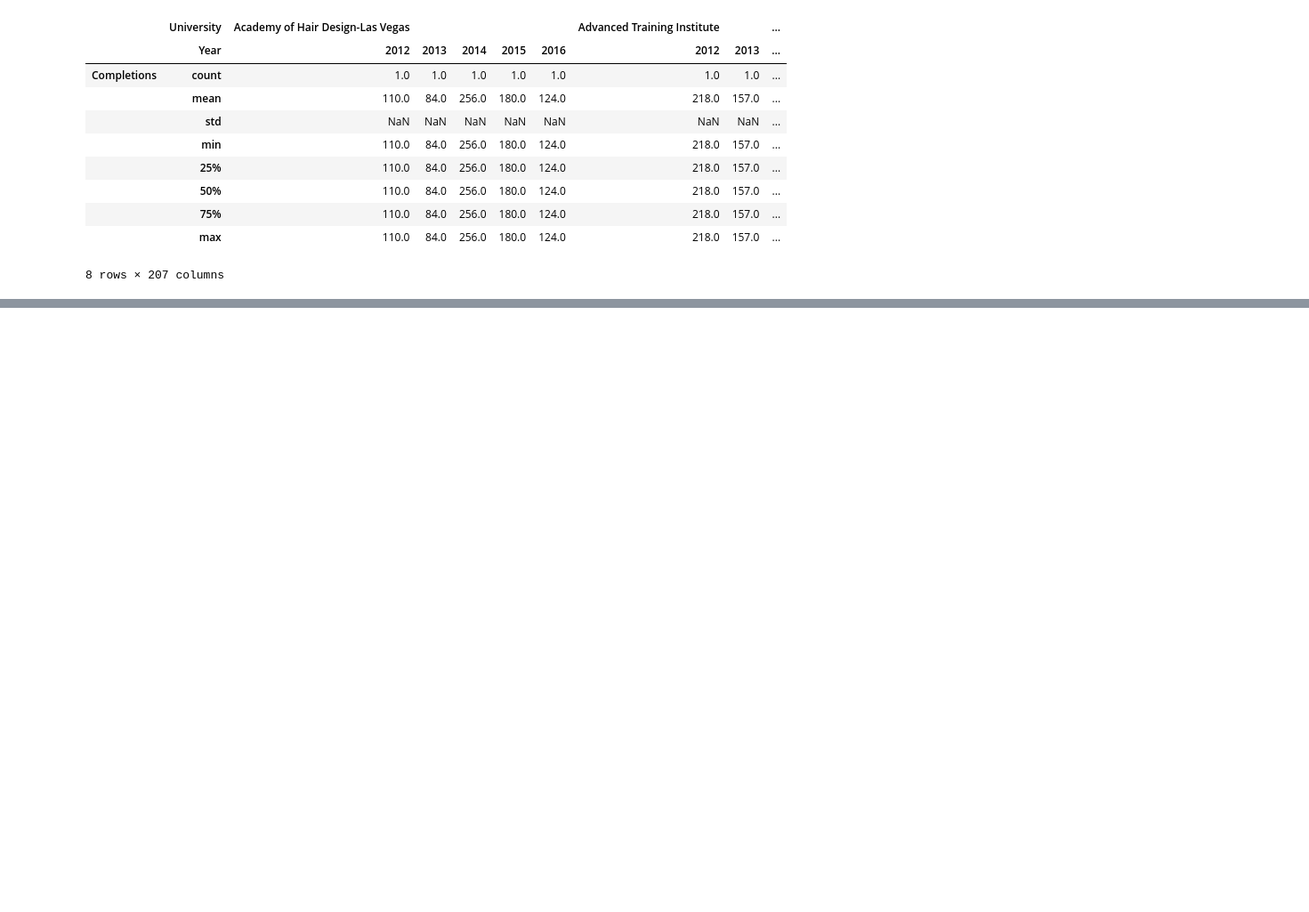
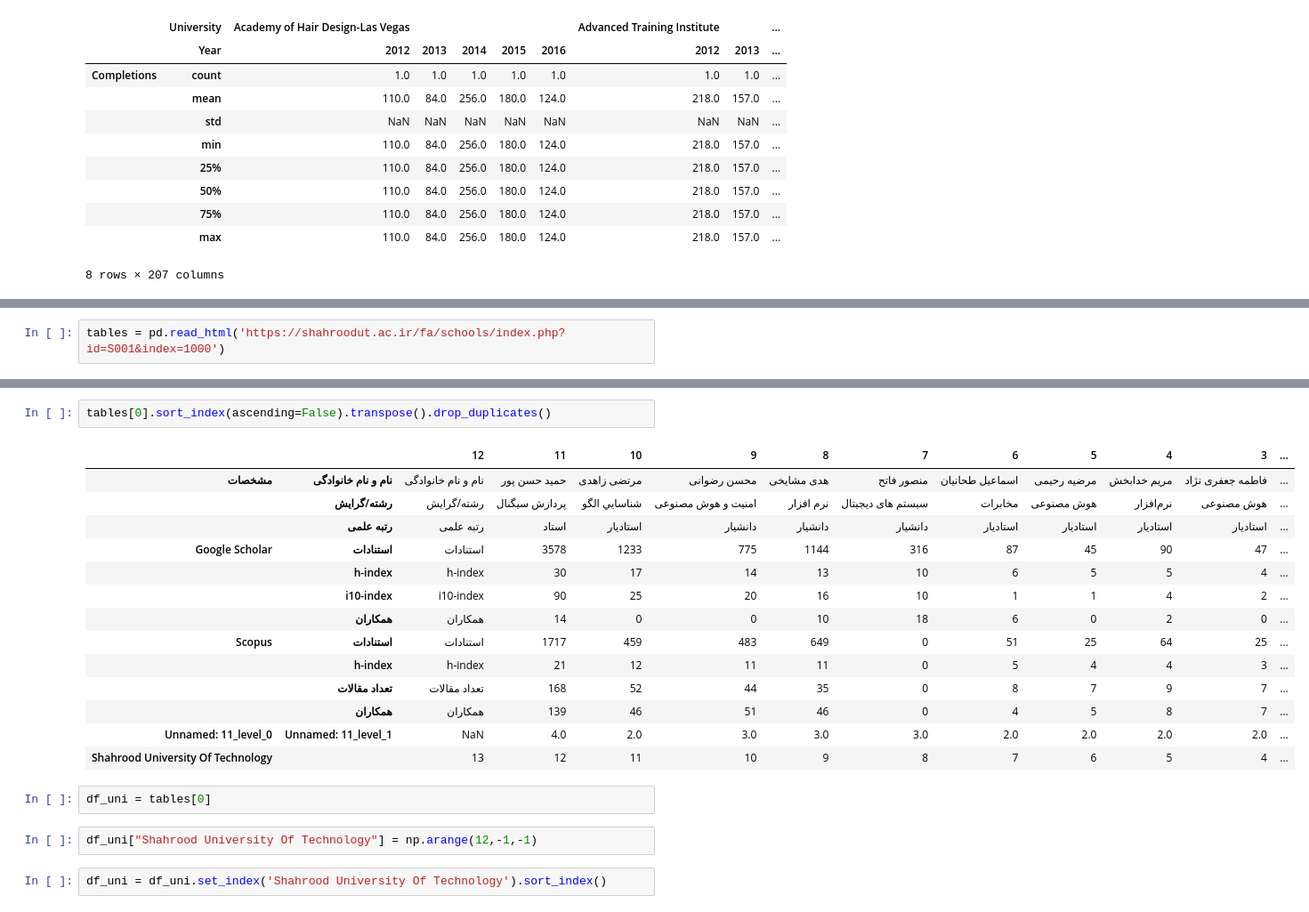
Before and after one commit to YasinRezvani/Python_Learning_Practice_Notebooks, a Jupyter notebook: Exercise Notebooks/Playing_With_Pandas_Library.ipynb, the cells around one changed output, grey strips where cells are left out. Shown at 89% size. Cells and saved outputs as stored; diff of their text form; blank space fills up the shorter version.

Commit message:
work with IO in pandas read and generate csv file and read table fropm html file or internet source files

```diff
--- a/Exercise Notebooks/Playing_With_Pandas_Library.ipynb
+++ b/Exercise Notebooks/Playing_With_Pandas_Library.ipynb
@@ -377,0 +682,2 @@ df_csv.groupby(['University','Year']).describe().transpose()
+# %%
+tables = pd.read_html('https://shahroodut.ac.ir/fa/schools/index.php?id=S001&index=1000')
@@ -377,0 +730,23 @@ df_csv.groupby(['University','Year']).describe().transpose()
+# %%
+tables[0].sort_index(ascending=False).transpose().drop_duplicates()
+# %% [output]
+|  |  | 12 | 11 | 10 | 9 | 8 | 7 | 6 | 5 | 4 | 3 | ... |
+| مشخصات | نام و نام خانوادگی | نام و نام خانوادگی | حمید حسن پور | مرتضی زاهدی | محسن رضوانی | هدی مشایخی | منصور فاتح | اسماعیل طحانیان | مرضیه رحیمی | مریم خدابخش | فاطمه جعفری نژاد | ... |
+|  | رشته/گرایش | رشته/گرایش | پردازش سيگنال | شناسايي الگو | امنیت و هوش مصنوعی | نرم افزار | سيستم های ديجيتال | مخابرات | هوش مصنوعی | نرم‌افزار | هوش مصنوعی | ... |
+|  | رتبه علمی | رتبه علمی | استاد | استاديار | دانشیار | دانشیار | دانشیار | استادیار | استادیار | استادیار | استادیار | ... |
+| Google Scholar | استنادات | استنادات | 3578 | 1233 | 775 | 1144 | 316 | 87 | 45 | 90 | 47 | ... |
+|  | h-index | h-index | 30 | 17 | 14 | 13 | 10 | 6 | 5 | 5 | 4 | ... |
+|  | i10-index | i10-index | 90 | 25 | 20 | 16 | 10 | 1 | 1 | 4 | 2 | ... |
+|  | همکاران | همکاران | 14 | 0 | 0 | 10 | 18 | 6 | 0 | 2 | 0 | ... |
+| Scopus | استنادات | استنادات | 1717 | 459 | 483 | 649 | 0 | 51 | 25 | 64 | 25 | ... |
+|  | h-index | h-index | 21 | 12 | 11 | 11 | 0 | 5 | 4 | 4 | 3 | ... |
+|  | تعداد مقالات | تعداد مقالات | 168 | 52 | 44 | 35 | 0 | 8 | 7 | 9 | 7 | ... |
+|  | همکاران | همکاران | 139 | 46 | 51 | 46 | 0 | 4 | 5 | 8 | 7 | ... |
+| Unnamed: 11_level_0 | Unnamed: 11_level_1 | NaN | 4.0 | 2.0 | 3.0 | 3.0 | 3.0 | 2.0 | 2.0 | 2.0 | 2.0 | ... |
+| Shahrood University Of Technology |  | 13 | 12 | 11 | 10 | 9 | 8 | 7 | 6 | 5 | 4 | ... |
+# %%
+df_uni = tables[0]
+# %%
+df_uni["Shahrood University Of Technology"] = np.arange(12,-1,-1)
+# %%
+df_uni = df_uni.set_index('Shahrood University Of Technology').sort_index()
```
Also changed, not shown: parts of 79 cells of this notebook, 2 other files.
